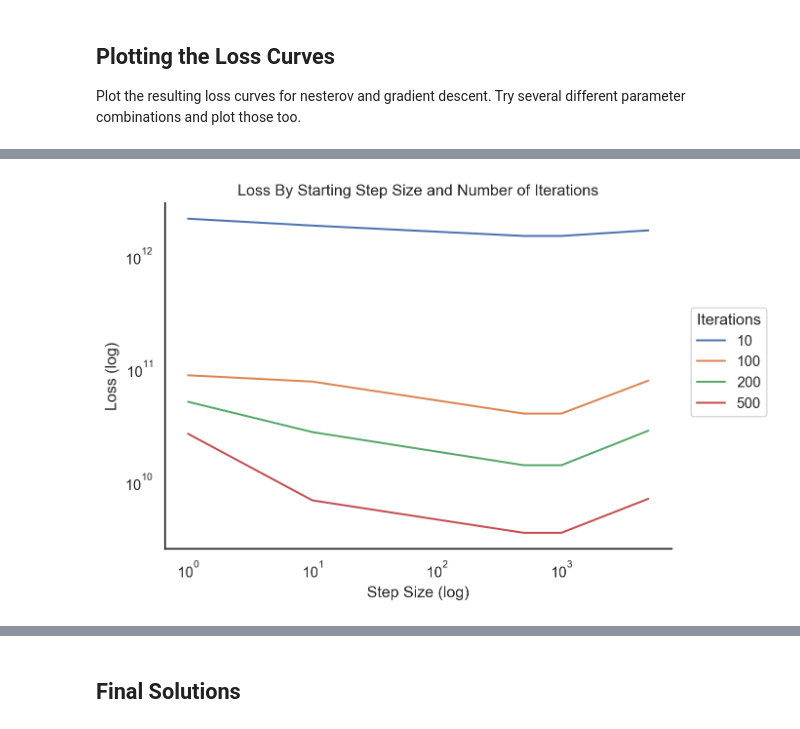
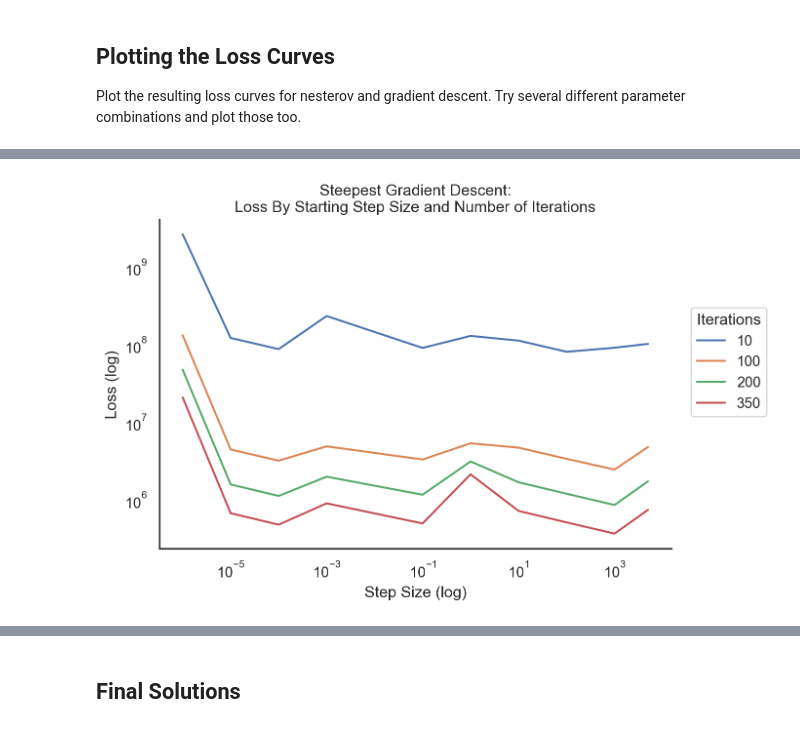
Before and after one commit to saragracebiddle/bioe485, a Jupyter notebook: MP2/MP 2 - Gradient Descent, Nesterov and Pseudo-Inverse.ipynb, the cells around one changed output, grey strips where cells are left out. Saved outputs shown, nothing was run; the diff lists cells and outputs as text; code cells hidden in the pictures.

```diff
--- a/MP2/MP 2 - Gradient Descent, Nesterov and Pseudo-Inverse.ipynb
+++ b/MP2/MP 2 - Gradient Descent, Nesterov and Pseudo-Inverse.ipynb
@@ -211,11 +200,11 @@ def GD(A, b, iters, lr):
     # keep track of loss over iterations
     losses = []
     # calculate current loss
-    current_loss = loss(A,b,x)
+    current_loss = mse(A@x, b)
 
     while len(losses) < iters:
         next_x = x + calculate_step(A,b,x,lr)
-        next_loss = loss(A,b,next_x)
+        next_loss = mse(A@next_x, b)
         # if the function increases, the step was too large
         # halve the step size and try again
         if next_loss > current_loss:
@@ -279,16 +268,20 @@ Now that you have implemented the functions above, play around with the paramete
 
 Plot the resulting loss curves for nesterov and gradient descent. Try several different parameter combinations and plot those too.
 # %%
-alpha = [5000, 1000, 500, 10,1]
-iterations = [10, 100, 200, 500]
+alpha = [5000, 1000, 100, 10, 1, 0.1, 0.001, 0.0001]
+iterations = [10, 100, 200, 350]
 
+gd_solutions = []
+gd_losses = []
 final_loss = []
 alphas = []
 num_iter = []
 
 for a in alpha:
     print(f'Starting lr: {a}')
-    gd_out, gd_loss = GD(A,b,500, a)
+    gd_out, gd_loss = GD(A,b,350, a)
+    gd_solutions.append(gd_out)
+    gd_losses.append(gd_loss)
     for i in iterations:
         final_loss.append(gd_loss[(i-1)])
         alphas.append(a)
@@ -313,0 +307,13 @@ Starting lr: 1000
+# %%
+alpha = [0.00001,0.000001]
+iterations = [10, 100, 200, 350]
+
+for a in alpha:
+    print(f'Starting lr: {a}')
+    gd_out, gd_loss = GD(A,b,350, a)
+    gd_solutions.append(gd_out)
+    gd_losses.append(gd_loss)
+    for i in iterations:
+        final_loss.append(gd_loss[(i-1)])
+        alphas.append(a)
+        num_iter.append(i)
@@ -314,24 +333,24 @@ Starting lr: 1000
 # %%
-d = {'lr' : alphas,
+gddict = {'lr' : alphas,
        'iter' : map(str, num_iter),
        'loss' : final_loss,
     'log_loss': np.log(final_loss),
     'log_lr' : np.log(alphas)}
-out = pd.DataFrame(d)
+gdpd = pd.DataFrame(gddict)
 # %%
 (
-    so.Plot(out, x = 'lr', y = 'loss')
+    so.Plot(gdpd, x = 'lr', y = 'loss')
     .add(so.Line(),  color = 'iter')
     .scale(y = 'log',
           x = 'log')
     .label(
         x = 'Step Size (log)',
         y = 'Loss (log)',
         color = 'Iterations',
-        title = 'Loss By Starting Step Size and Number of Iterations'
+        title = 'Steepest Gradient Descent:\nLoss By Starting Step Size and Number of Iterations'
     )
     .theme(theme_dict)
 )
 # %% [output]
-[figure, old version]
+[figure, new version]
 # %%
```
Also changed, not shown: parts of 24 cells of this notebook.
